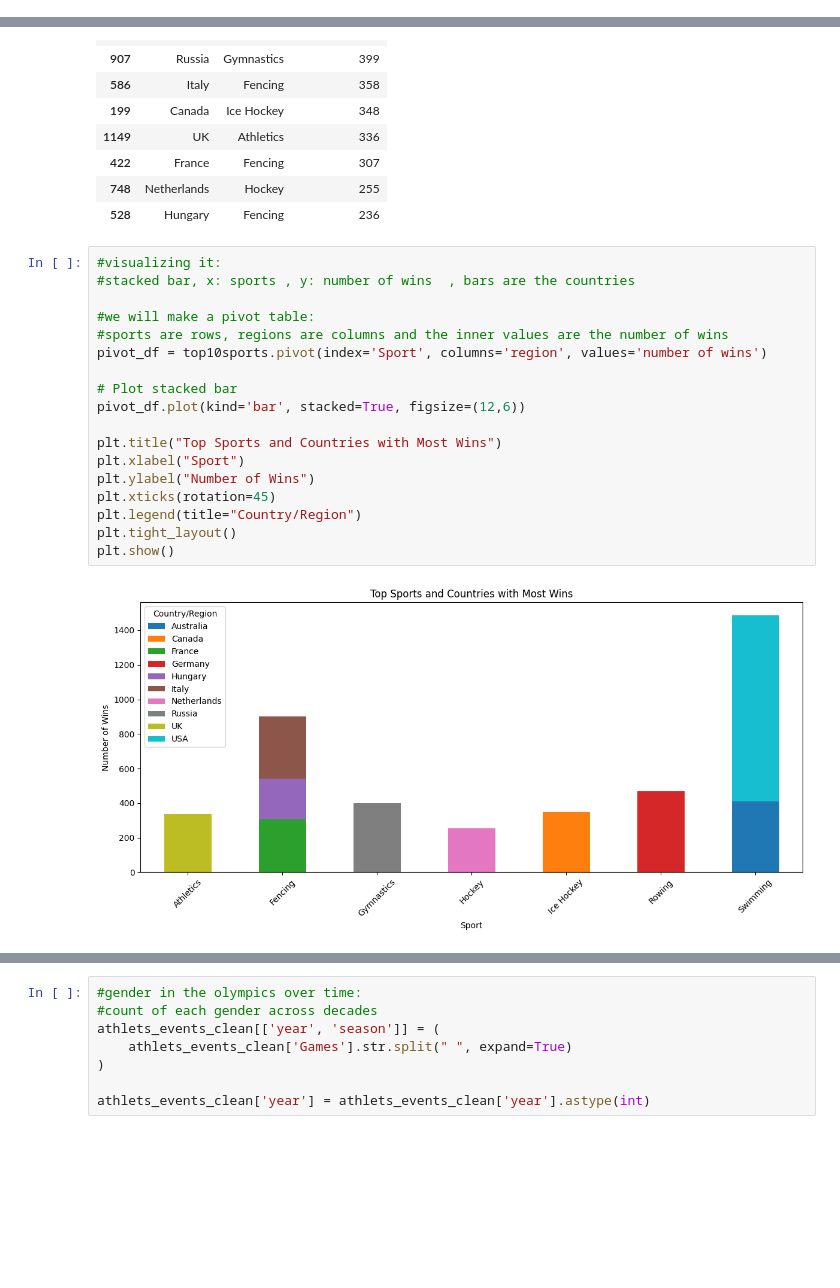
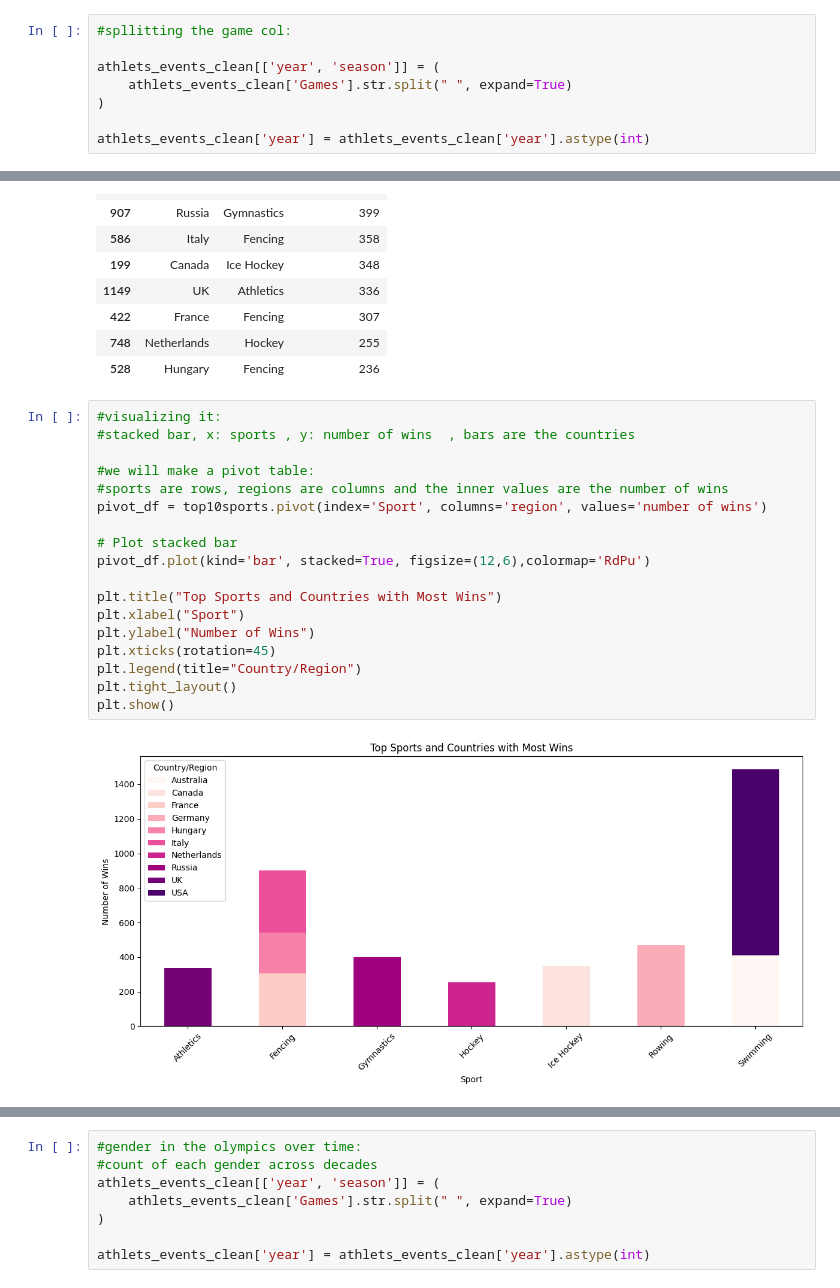
Before and after one commit to Yaqeenalsari/projecr2-Olympics, a Jupyter notebook: eda_template.ipynb, the cells around one changed output, grey strips where cells are left out. Saved outputs shown, nothing was run; the diff lists cells and outputs as text; blank space fills up the shorter version.

Commit message:
added an extra plot

```diff
--- a/eda_template.ipynb
+++ b/eda_template.ipynb
@@ -245,6 +245,14 @@ for i, val in athlets_events_clean['Sex'].items():
         athlets_events_clean.at[i, 'Sex'] = 'Male'
     elif val in ['female', 'f']:
         athlets_events_clean.at[i, 'Sex'] = 'Female'
+# %%
+#spllitting the game col:
+
+athlets_events_clean[['year', 'season']] = (
+    athlets_events_clean['Games'].str.split(" ", expand=True)
+)
+
+athlets_events_clean['year'] = athlets_events_clean['year'].astype(int)
 # %%
 athlets_events_clean['Sex'].unique()
 
@@ -608,23 +655,23 @@ top10sports
 # %%
 #visualizing it:
 #stacked bar, x: sports , y: number of wins  , bars are the countries
 
 #we will make a pivot table:
 #sports are rows, regions are columns and the inner values are the number of wins
 pivot_df = top10sports.pivot(index='Sport', columns='region', values='number of wins')
 
 # Plot stacked bar
-pivot_df.plot(kind='bar', stacked=True, figsize=(12,6))
+pivot_df.plot(kind='bar', stacked=True, figsize=(12,6),colormap='RdPu')
 
 plt.title("Top Sports and Countries with Most Wins")
 plt.xlabel("Sport")
 plt.ylabel("Number of Wins")
 plt.xticks(rotation=45)
 plt.legend(title="Country/Region")
 plt.tight_layout()
 plt.show()
 # %% [output]
-[figure, old version]
+[figure, new version]
 # %%
 merged_df
 # %% [output]
```
Also changed, not shown: parts of 20 cells of this notebook.
